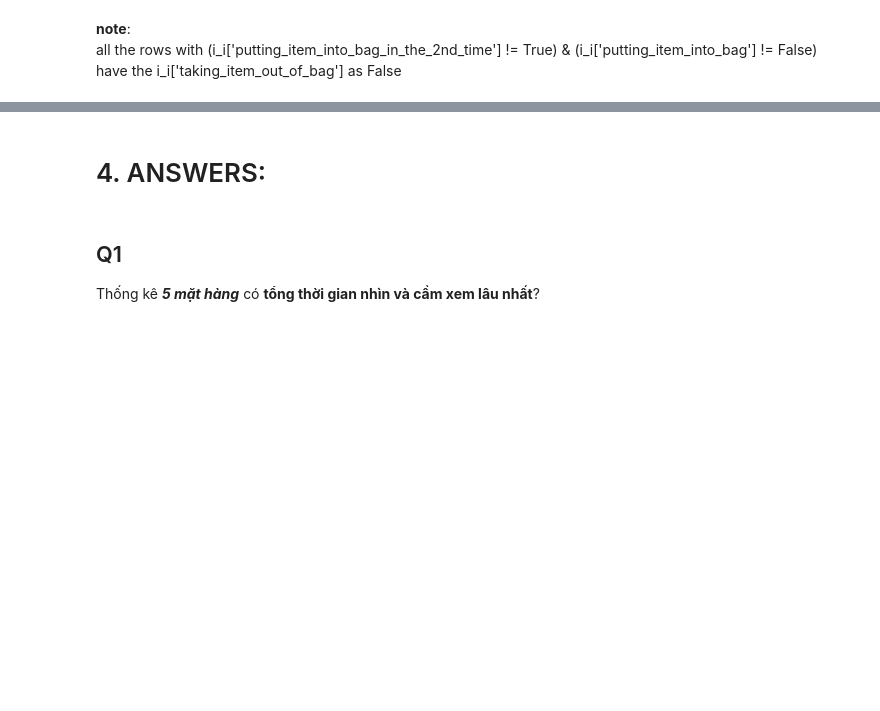
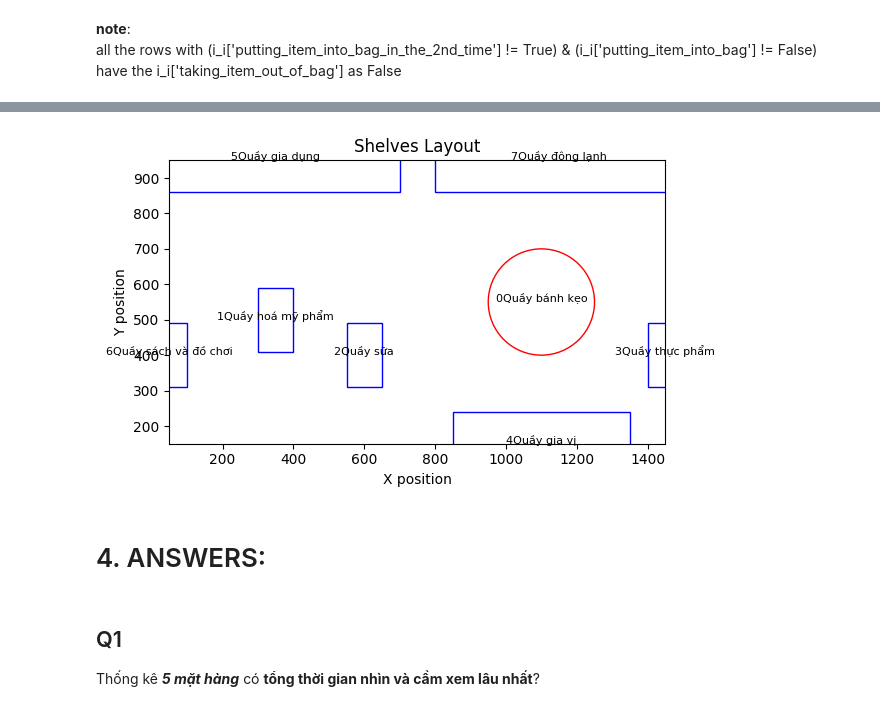
Before and after one commit to tranttha/ftu_ds_comp, a Jupyter notebook: EDA_cleaning.ipynb, the cells around one changed output, grey strips where cells are left out. Drawn from its saved outputs; the diff is of its cells as text; code cells hidden in the pictures; blank space fills up the shorter version.

Commit message:
added chart and finished eda

```diff
--- a/EDA_cleaning.ipynb
+++ b/EDA_cleaning.ipynb
@@ -433,3 +466,31 @@ demo = df_cust[['person_id','si_id', 'age','height','weight','married_status', '
+# %%
+import matplotlib.patches as patches
+fig, ax = plt.subplots()
+
+for index, row in df_shelf.iterrows():
+    x = row['Location_x (center)']
+    y = row['Location_y (center)']
+    width = row['Width']
+    height = row['Height']
+    if row['Shape'] == 'Kệ hàng':
+        rect = patches.Rectangle((x - width/2, y - height/2), width, height, linewidth=1, edgecolor='blue', facecolor='none')
+        ax.add_patch(rect)
+    elif row['Shape'] == 'Quầy tròn':
+        circle = patches.Circle((x, y), width/2, linewidth=1, edgecolor='red', facecolor='none')
+        ax.add_patch(circle)
+    ax.text(x, y, str(row['Shelf ID']) + row['Description'], fontsize=8, ha='center')
+
+ax.set_xlim(df_shelf['Location_x (center)'].min(), df_shelf['Location_x (center)'].max())
+ax.set_ylim(df_shelf['Location_y (center)'].min(), df_shelf['Location_y (center)'].max())
+
+ax.set_xlabel('X position')
+ax.set_ylabel('Y position')
+ax.set_title('Shelves Layout')
+
+plt.gca().set_aspect('equal', adjustable='box')
+plt.show()
+# %% [output]
+[figure, added]
 # %% [markdown]
 # 4. ANSWERS:
 # %% [markdown]
```
Also changed, not shown: parts of 21 cells of this notebook, 2 other files.
